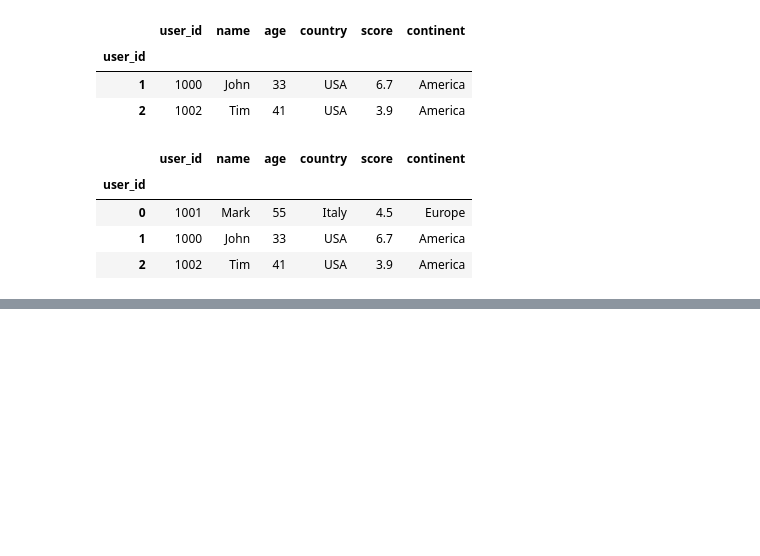
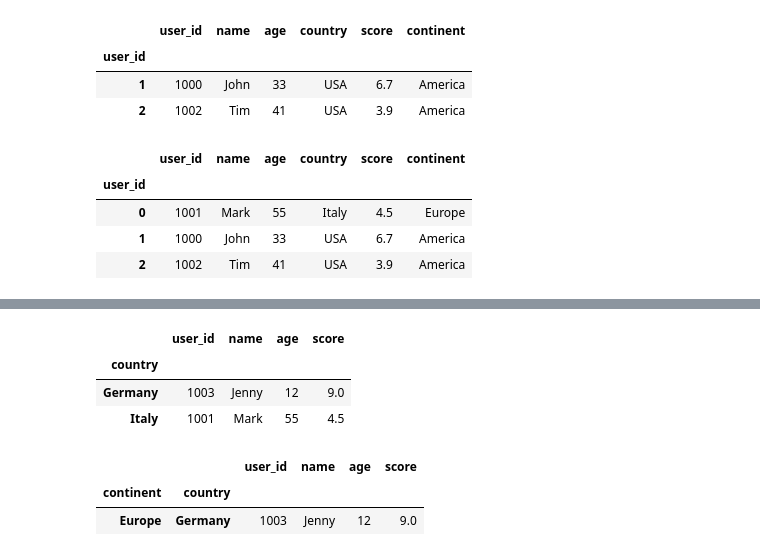
Before and after one commit to Elliot518/data-science, a Jupyter notebook: jupyter/pandas/dataframe/data_selection.ipynb, the cells around one changed output, grey strips where cells are left out. Saved outputs shown, nothing was run; the diff lists cells and outputs as text; code cells hidden in the pictures; blank space fills up the shorter version.

```diff
--- a/jupyter/pandas/dataframe/data_selection.ipynb
+++ b/jupyter/pandas/dataframe/data_selection.ipynb
@@ -196,0 +223,15 @@ df.iloc[:3, :]
+# %%
+# select by index value Europe
+df_multi.loc["Europe", :]
+# %% [output]
+|  | user_id | name | age | score |
+| country |  |  |  |  |
+| Germany | 1003 | Jenny | 12 | 9.0 |
+| Italy | 1001 | Mark | 55 | 4.5 |
+# %%
+# select by multi indexes values Europe and Germany
+df_multi.loc[("Europe", "Germany"), :]
+# %% [output]
+|  |  | user_id | name | age | score |
+| continent | country |  |  |  |  |
+| Europe | Germany | 1003 | Jenny | 12 | 9.0 |
```
Also changed, not shown: parts of 7 cells of this notebook.
